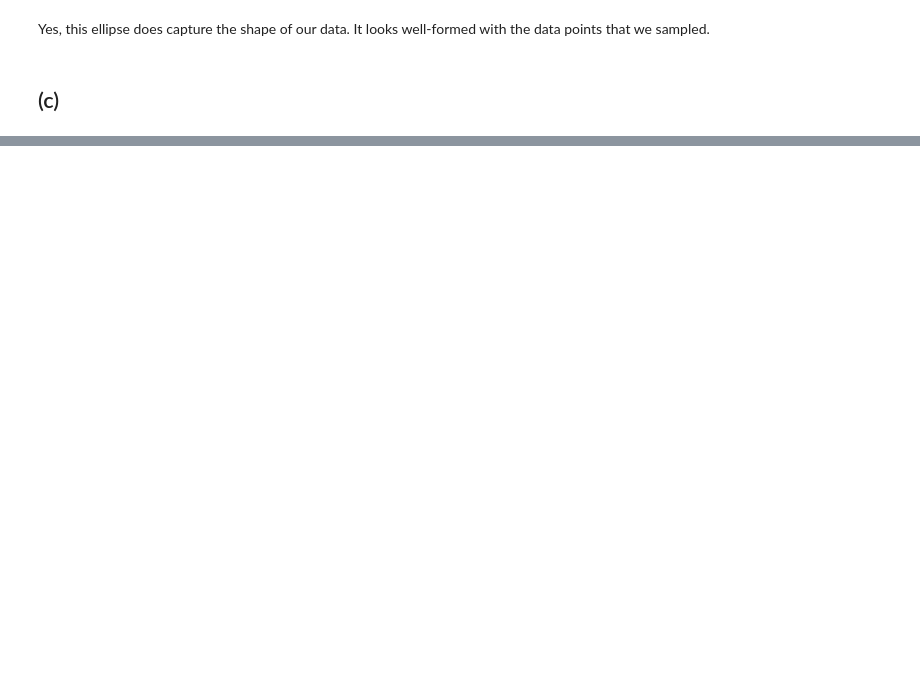
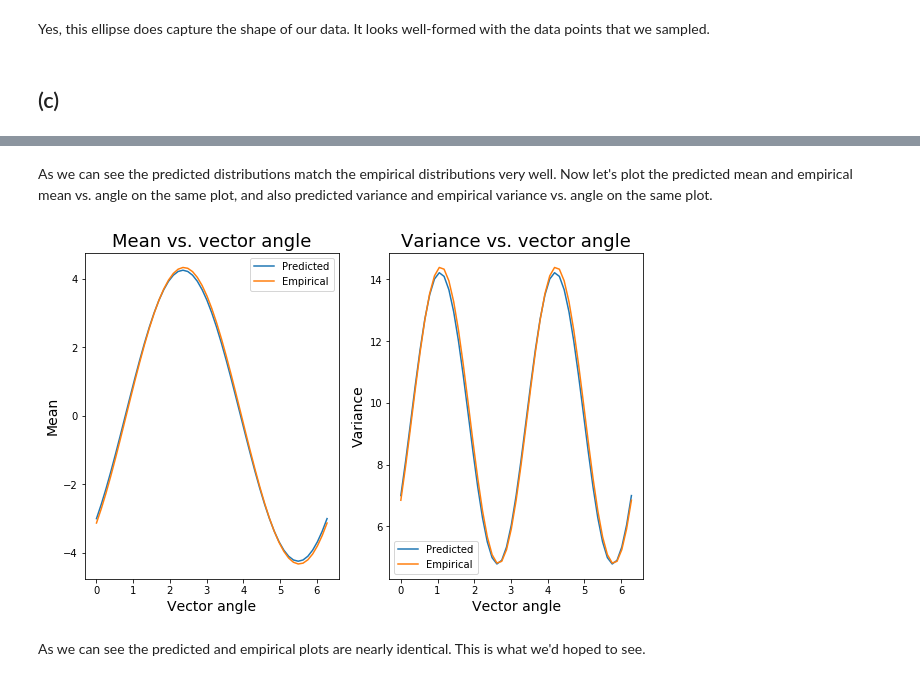
Before and after one commit to rfeinman/hw-mathtools, a Jupyter notebook: Feinman_Reuben_HW4/hw4.ipynb, the cells around one changed output, grey strips where cells are left out. Cells and saved outputs as stored; diff of their text form; code cells hidden in the pictures; blank space fills up the shorter version.

```diff
--- a/Feinman_Reuben_HW4/hw4.ipynb
+++ b/Feinman_Reuben_HW4/hw4.ipynb
@@ -453,0 +489,35 @@ $\mu = $
+# %% [markdown]
+As we can see the predicted distributions match the empirical distributions very well. Now let's plot the predicted mean and empirical mean vs. angle on the same plot, and also predicted variance and empirical variance vs. angle on the same plot.
+# %%
+means_pred = []
+vars_pred = []
+means_emp = []
+vars_emp = []
+for u in U:
+    # Get predicted values
+    means_pred.append(np.dot(u, mean))
+    vars_pred.append(np.dot(u, np.matmul(cov, u)))
+    # Get empirical values
+    Z = np.dot(u, X.T)
+    means_emp.append(np.mean(Z))
+    vars_emp.append(np.var(Z))
+
+# Plots
+f, (ax1, ax2) = plt.subplots(1, 2, sharey=False, figsize=(10, 6))
+ax1.plot(thetas, means_pred, label='Predicted')
+ax1.plot(thetas, means_emp, label='Empirical')
+ax1.set_xlabel('Vector angle', fontsize=14)
+ax1.set_ylabel('Mean', fontsize=14)
+ax1.legend()
+ax1.set_title('Mean vs. vector angle', fontsize=18)
+ax2.plot(thetas, vars_pred, label='Predicted')
+ax2.plot(thetas, vars_emp, label='Empirical')
+ax2.set_xlabel('Vector angle', fontsize=14)
+ax2.set_ylabel('Variance', fontsize=14)
+ax2.legend()
+ax2.set_title('Variance vs. vector angle', fontsize=18)
+plt.show()
+# %% [output]
+[figure, added]
+# %% [markdown]
+As we can see the predicted and empirical plots are nearly identical. This is what we'd hoped to see.
```
Also changed, not shown: parts of 15 cells of this notebook.
